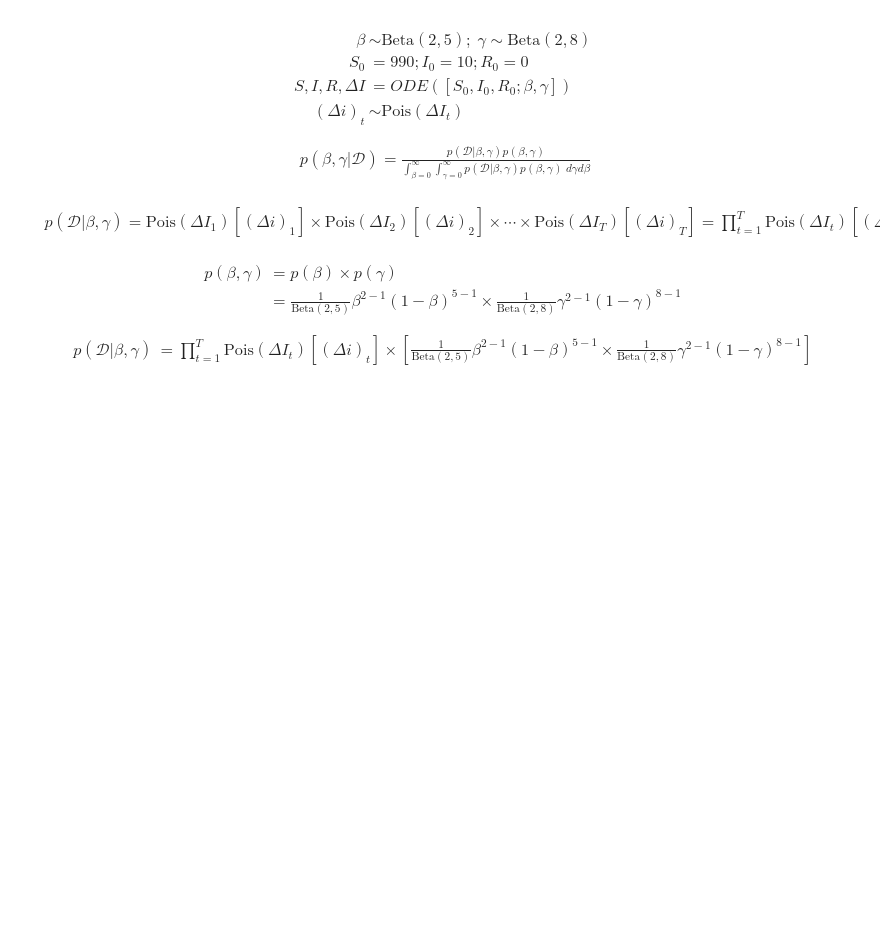
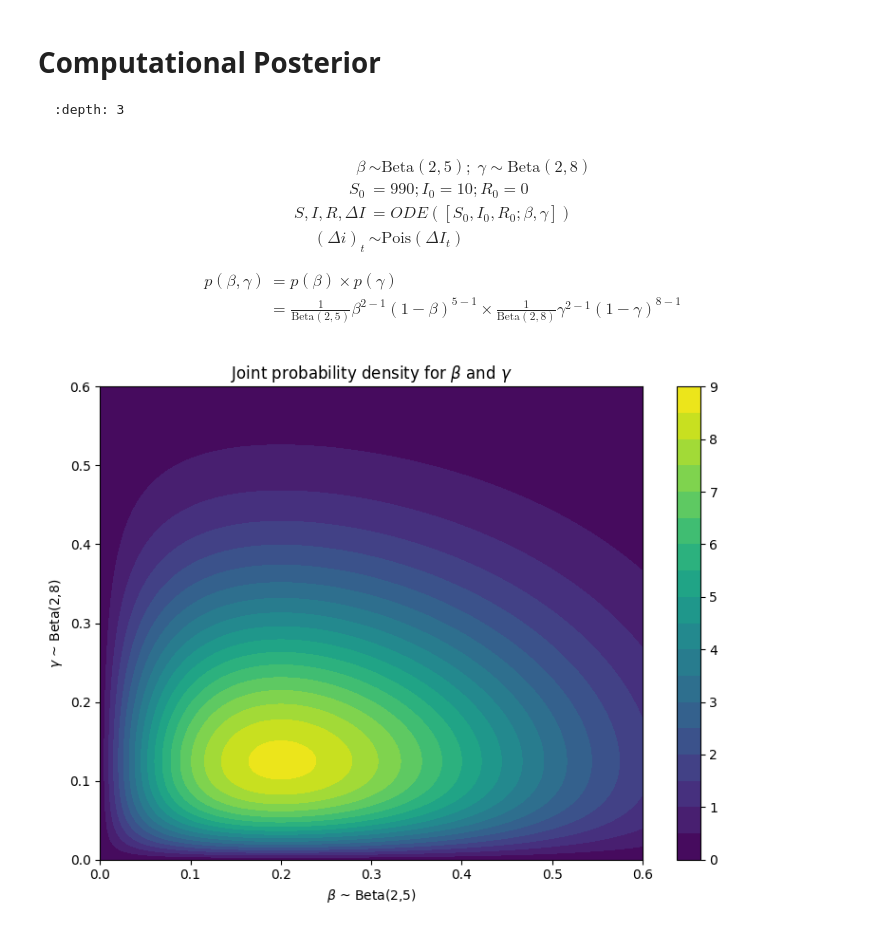
Before and after one commit to computationalUncertaintyLab/outbreak_book, a Jupyter notebook: outbreak_science/Computational_posterior.ipynb, the cells around one changed output. Drawn from its saved outputs; the diff is of its cells as text; code cells hidden in the pictures; blank space fills up the shorter version.

````diff
--- a/outbreak_science/Computational_posterior.ipynb
+++ b/outbreak_science/Computational_posterior.ipynb
@@ -1,3 +1,9 @@
+# %% [markdown]
+# Computational Posterior
+
+```{contents} Table of Contents
+:depth: 3
+```
 # %% [markdown]
 
 \begin{align}
@@ -8,20 +14,41 @@
     (\Delta i)_{t} &\sim \text{Pois}( \Delta I_{t} )
 \end{align}
 
-\begin{align}
-    p( \beta, \gamma | \mathcal{D} ) = \frac{p(\mathcal{D} |\beta, \gamma ) p(\beta, \gamma)}{ \int_{\beta=0}^{\infty} \int_{\gamma=0}^{\infty} p(\mathcal{D} |\beta, \gamma ) p(\beta, \gamma) \; d \gamma d \beta } \\
-\end{align}
 
-\begin{align}
-    p(\mathcal{D} |\beta, \gamma ) = \text{Pois}( \Delta I_{1} )[(\Delta i)_{1}] \times \text{Pois}( \Delta I_{2} )[(\Delta i)_{2}] \times \cdots \times  \text{Pois}( \Delta I_{T} )[(\Delta i)_{T}] = \prod_{t=1}^{T} \text{Pois}( \Delta I_{t} )[(\Delta i)_{t}] \\
-\end{align}
 
 \begin{align}
     p(\beta, \gamma) &= p(\beta) \times p(\gamma) \\
     &= \frac{1}{\text{Beta}(2,5)} \beta^{2-1} (1-\beta)^{5-1} \times  \frac{1}{\text{Beta}(2,8)} \gamma^{2-1} (1-\gamma)^{8-1}
 \end{align}
-
-
-\begin{align}
-    p(\mathcal{D} |\beta, \gamma )  &= \prod_{t=1}^{T} \text{Pois}( \Delta I_{t} )[(\Delta i)_{t}] \times \left[ \frac{1}{\text{Beta}(2,5)} \beta^{2-1} (1-\beta)^{5-1} \times  \frac{1}{\text{Beta}(2,8)} \gamma^{2-1} (1-\gamma)^{8-1} \right]
-\end{align}
+# %%
+import numpy as np
+import matplotlib.pyplot as plt
+from scipy.stats import beta
+
+# Parameters for the two Beta distributions
+a1, b1 = 2, 5  # For X
+a2, b2 = 2, 8  # For Y
+
+# Grid over [0,1] x [0,1]
+x = np.linspace(0., 0.6, 200)
+y = np.linspace(0, 0.6, 200)
+X, Y = np.meshgrid(x, y)
+
+# Compute the marginal PDFs
+f_X = beta.pdf(X, a1, b1)
+f_Y = beta.pdf(Y, a2, b2)
+
+# Compute the joint PDF (independent case)
+Z = f_X * f_Y
+
+# Plot
+fig = plt.figure(figsize=(8, 6))
+cp = plt.contourf(X, Y, Z, levels=20)
+plt.colorbar(cp)
+plt.title(r'Joint probability density for $\beta$ and $\gamma$')
+plt.xlabel(r'$\beta$ ~ Beta(2,5)')
+plt.ylabel(r'$\gamma$ ~ Beta(2,8)')
+plt.tight_layout()
+plt.show()
+# %% [output]
+[figure, added]
````
Also changed, not shown: parts of 5 cells of this notebook.
